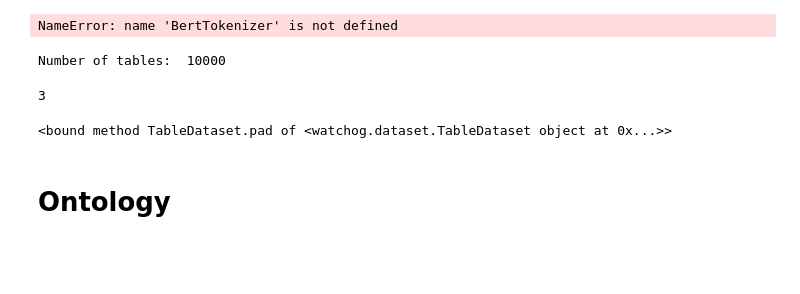
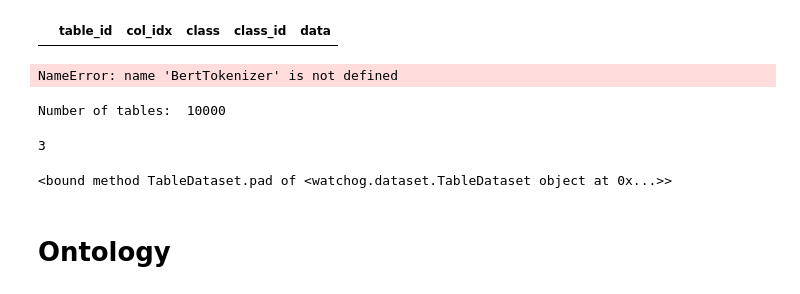
Before and after one commit to TommyDzh/watchog, a Jupyter notebook: data_viewer.ipynb, the cells around one changed output. Saved outputs shown, nothing was run; the diff lists cells and outputs as text; code cells hidden in the pictures; blank space fills up the shorter version.

```diff
--- a/data_viewer.ipynb
+++ b/data_viewer.ipynb
@@ -54,6 +54,10 @@ import seaborn as sns
     parser.add_argument("--single_column", default=False)
 
     hp = parser.parse_args([])
+# %%
+df_train.sample(0)
+# %% [output]
+|  | table_id | col_idx | class | class_id | data |
 # %%
 tokenizer = BertTokenizer.from_pretrained(shortcut_name)
 # %% [output]
```
Also changed, not shown: parts of 21 cells of this notebook, 5 other files.
